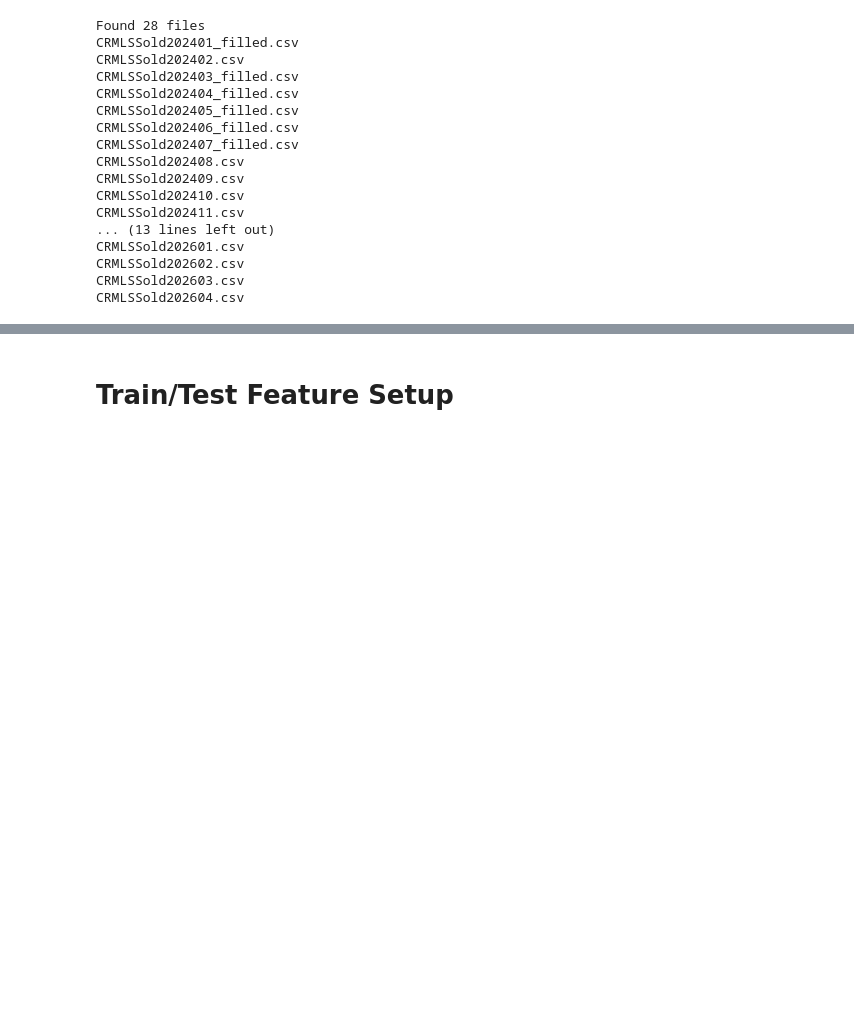
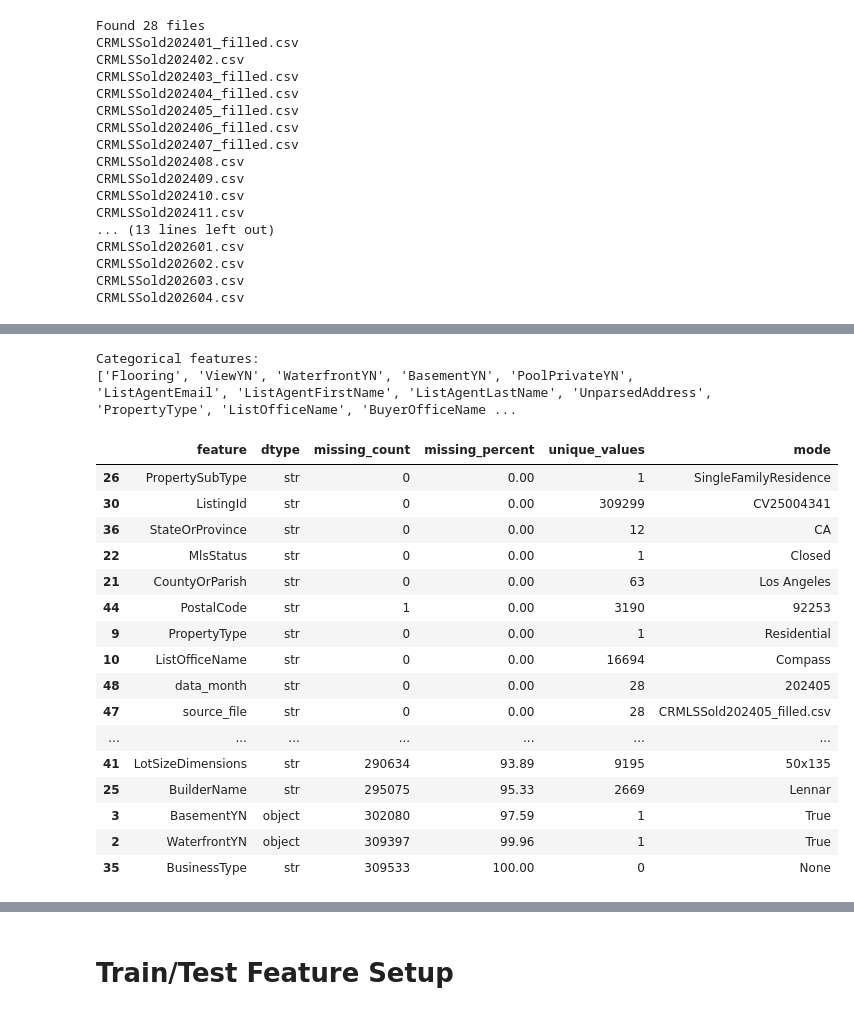
Before and after one commit to KieraChiu/IDX-Exchange-Data-Science, a Jupyter notebook: 02_preprocessing.ipynb, the cells around one changed output, grey strips where cells are left out. Cells and saved outputs as stored; diff of their text form; code cells hidden in the pictures; blank space fills up the shorter version.

```diff
--- a/02_preprocessing.ipynb
+++ b/02_preprocessing.ipynb
@@ -270,0 +336,12 @@ Test rows: 12490
+# %%
+before = len(df_model)
+
+invalid_lot_mask = (df_model["LotSizeSquareFeet"] <= 0)
+
+invalid_lot_count = invalid_lot_mask.sum()
+
+df_model.loc[invalid_lot_mask, "LotSizeSquareFeet"] = np.nan
+
+print("Invalid lot-size values replaced:", invalid_lot_count)
+
+log_cleaning_step("Replace nonpositive lot sizes with NaN", before, len(df_model))
@@ -270,0 +585,67 @@ Test rows: 12490
+# %%
+# Identify categorical columns
+available_categorical_features = df_model.select_dtypes(include=["object", "category", "bool", "string"]).columns.tolist()
+
+print("Categorical features:")
+print(available_categorical_features)
+# %% [output]
+Categorical features:
+['Flooring', 'ViewYN', 'WaterfrontYN', 'BasementYN', 'PoolPrivateYN', 'ListAgentEmail', 'ListAgentFirstName', 'ListAgentLastName', 'UnparsedAddress', 'PropertyType', 'ListOfficeName', 'BuyerOfficeName ...
+# %%
+# Make a separate copy for categorical feature inspection
+categorical_review = df_model[available_categorical_features].copy()
+
+# Build categorical feature quality report
+categorical_quality = pd.DataFrame({
+    "feature": available_categorical_features,
+
+    "dtype": [
+        str(df_model[col].dtype)
+        for col in available_categorical_features
+    ],
+
+    "missing_count": [
+        categorical_review[col].isna().sum()
+        for col in available_categorical_features
+    ],
+
+    "missing_percent": [
+        categorical_review[col].isna().mean() * 100
+        for col in available_categorical_features
+    ],
+
+    "unique_values": [
+        categorical_review[col].nunique()
+        for col in available_categorical_features
+    ],
+
+    "mode": [
+        categorical_review[col].mode().iloc[0]
+        if not categorical_review[col].mode().empty
+        else None
+        for col in available_categorical_features
+    ]})
+
+# Round missingness percentage
+categorical_quality["missing_percent"] = (categorical_quality["missing_percent"].round(2))
+
+# Display sorted report
+display(categorical_quality.sort_values("missing_percent"))
+# %% [output]
+|  | feature | dtype | missing_count | missing_percent | unique_values | mode |
+| 26 | PropertySubType | str | 0 | 0.00 | 1 | SingleFamilyResidence |
+| 30 | ListingId | str | 0 | 0.00 | 309299 | CV25004341 |
+| 36 | StateOrProvince | str | 0 | 0.00 | 12 | CA |
+| 22 | MlsStatus | str | 0 | 0.00 | 1 | Closed |
+| 21 | CountyOrParish | str | 0 | 0.00 | 63 | Los Angeles |
+| 44 | PostalCode | str | 1 | 0.00 | 3190 | 92253 |
+| 9 | PropertyType | str | 0 | 0.00 | 1 | Residential |
+| 10 | ListOfficeName | str | 0 | 0.00 | 16694 | Compass |
+| 48 | data_month | str | 0 | 0.00 | 28 | 202405 |
+| 47 | source_file | str | 0 | 0.00 | 28 | CRMLSSold202405_filled.csv |
+| ... | ... | ... | ... | ... | ... | ... |
+| 41 | LotSizeDimensions | str | 290634 | 93.89 | 9195 | 50x135 |
+| 25 | BuilderName | str | 295075 | 95.33 | 2669 | Lennar |
+| 3 | BasementYN | object | 302080 | 97.59 | 1 | True |
+| 2 | WaterfrontYN | object | 309397 | 99.96 | 1 | True |
+| 35 | BusinessType | str | 309533 | 100.00 | 0 | None |
```
Also changed, not shown: parts of 42 cells of this notebook, 1 other file.
